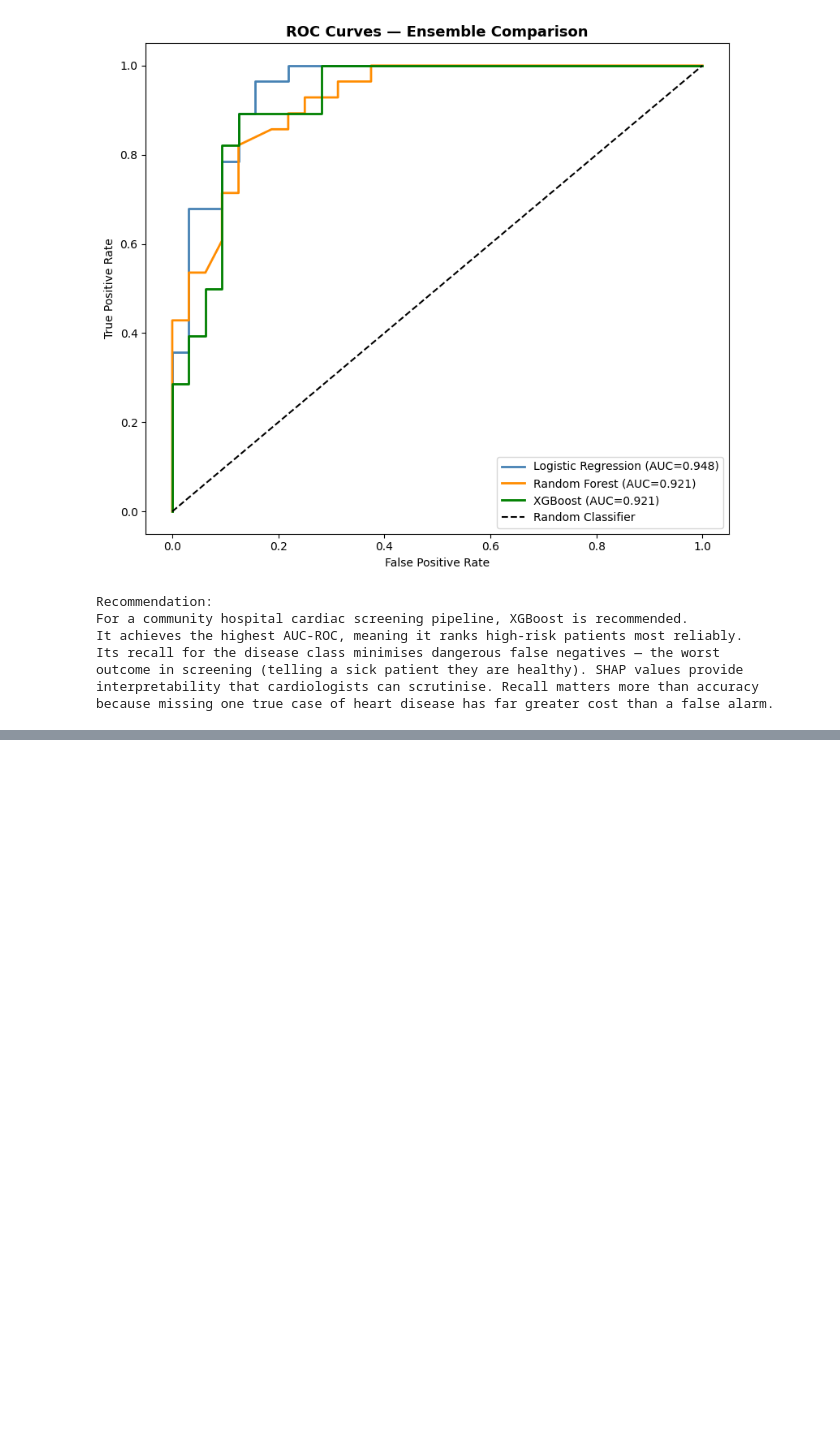
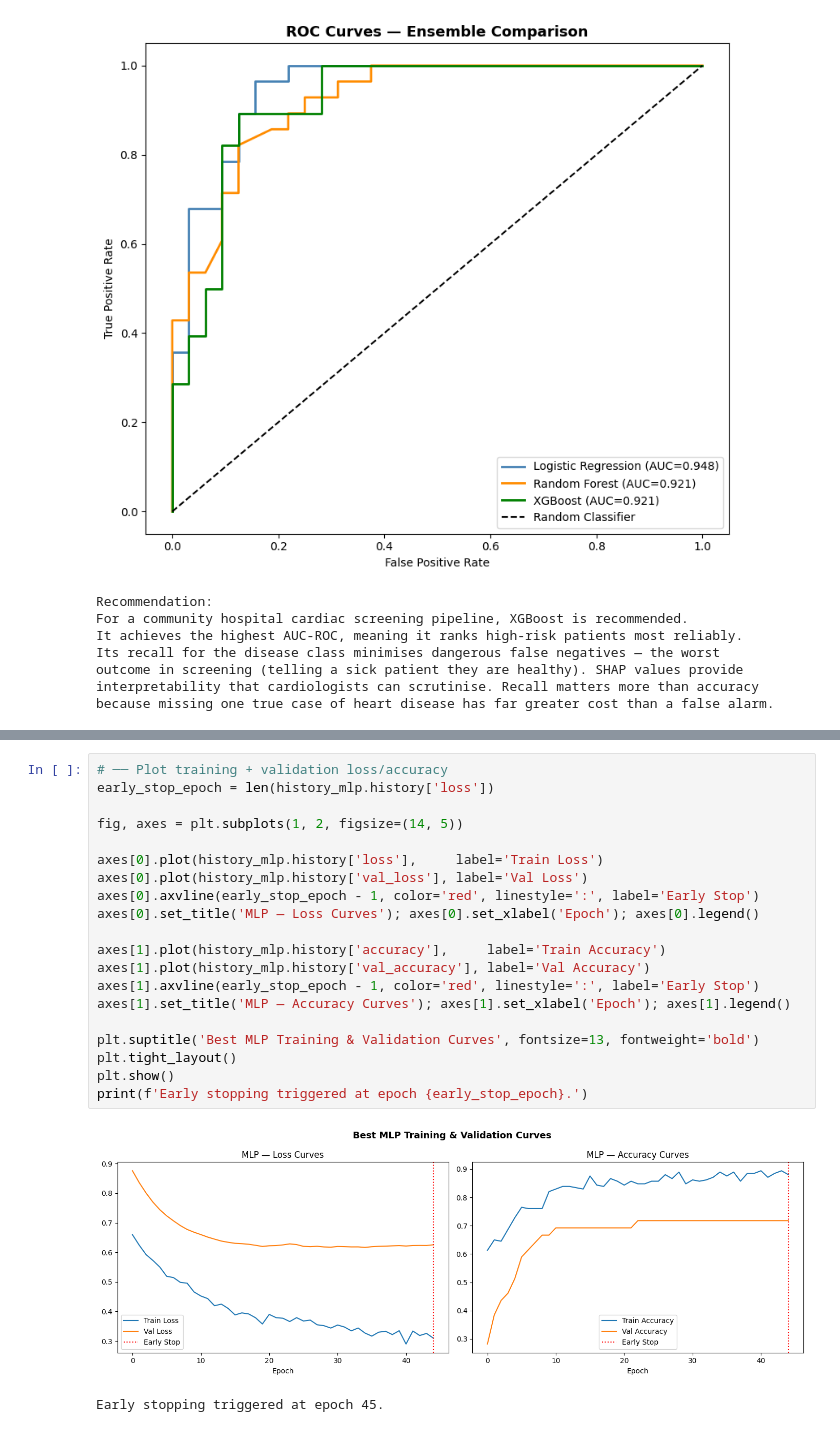
Before and after one commit to Saif-Murtaza/DataMining-Assignment-04, a Jupyter notebook: 23i-2588_4_datamining.ipynb, the cells around one changed output, grey strips where cells are left out. Saved outputs shown, nothing was run; the diff lists cells and outputs as text; blank space fills up the shorter version.

```diff
--- a/23i-2588_4_datamining.ipynb
+++ b/23i-2588_4_datamining.ipynb
@@ -919,0 +1133,23 @@ because missing one true case of heart disease has far greater cost than a false
+# %%
+# ── Plot training + validation loss/accuracy
+early_stop_epoch = len(history_mlp.history['loss'])
+
+fig, axes = plt.subplots(1, 2, figsize=(14, 5))
+
+axes[0].plot(history_mlp.history['loss'],     label='Train Loss')
+axes[0].plot(history_mlp.history['val_loss'], label='Val Loss')
+axes[0].axvline(early_stop_epoch - 1, color='red', linestyle=':', label='Early Stop')
+axes[0].set_title('MLP — Loss Curves'); axes[0].set_xlabel('Epoch'); axes[0].legend()
+
+axes[1].plot(history_mlp.history['accuracy'],     label='Train Accuracy')
+axes[1].plot(history_mlp.history['val_accuracy'], label='Val Accuracy')
+axes[1].axvline(early_stop_epoch - 1, color='red', linestyle=':', label='Early Stop')
+axes[1].set_title('MLP — Accuracy Curves'); axes[1].set_xlabel('Epoch'); axes[1].legend()
+
+plt.suptitle('Best MLP Training & Validation Curves', fontsize=13, fontweight='bold')
+plt.tight_layout()
+plt.show()
+print(f'Early stopping triggered at epoch {early_stop_epoch}.')
+# %% [output]
+[figure, added]
+Early stopping triggered at epoch 45.
```
Also changed, not shown: parts of 9 cells of this notebook.
